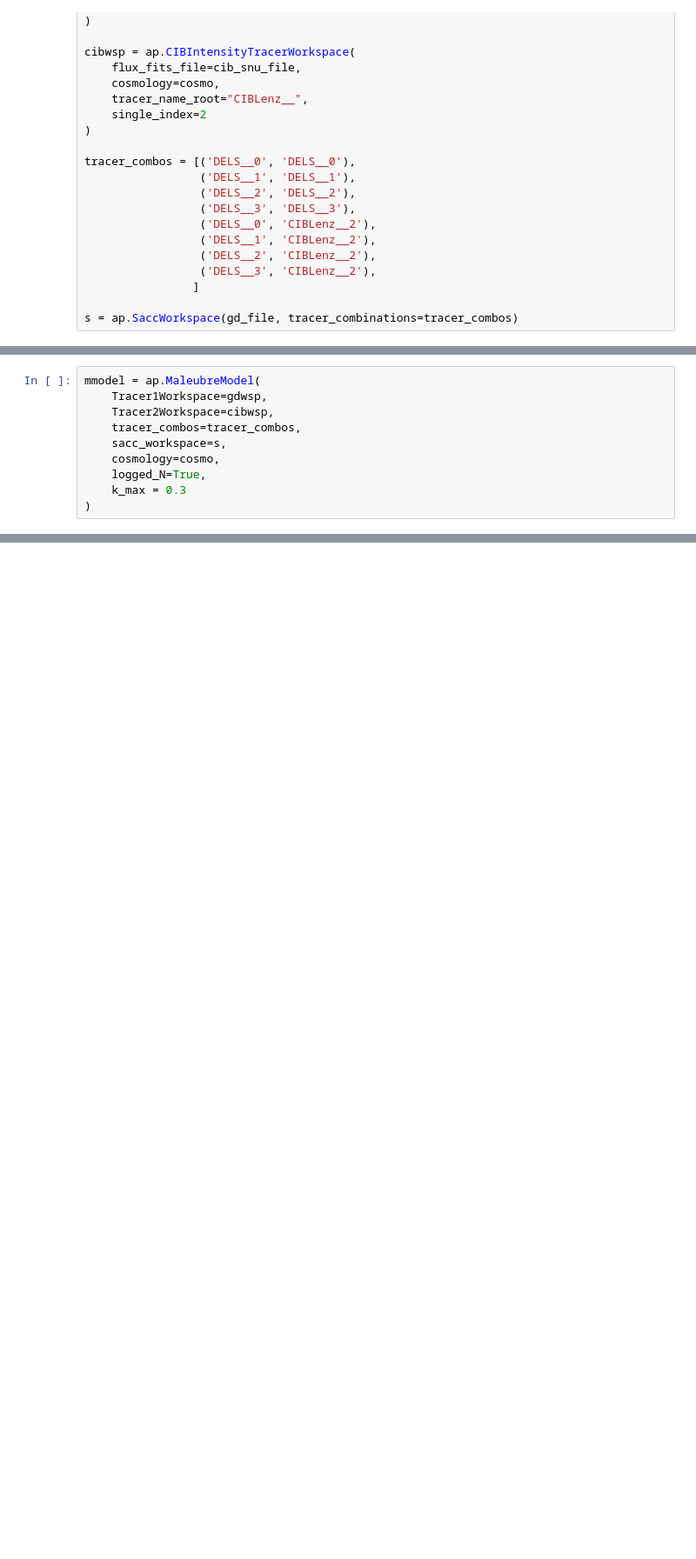
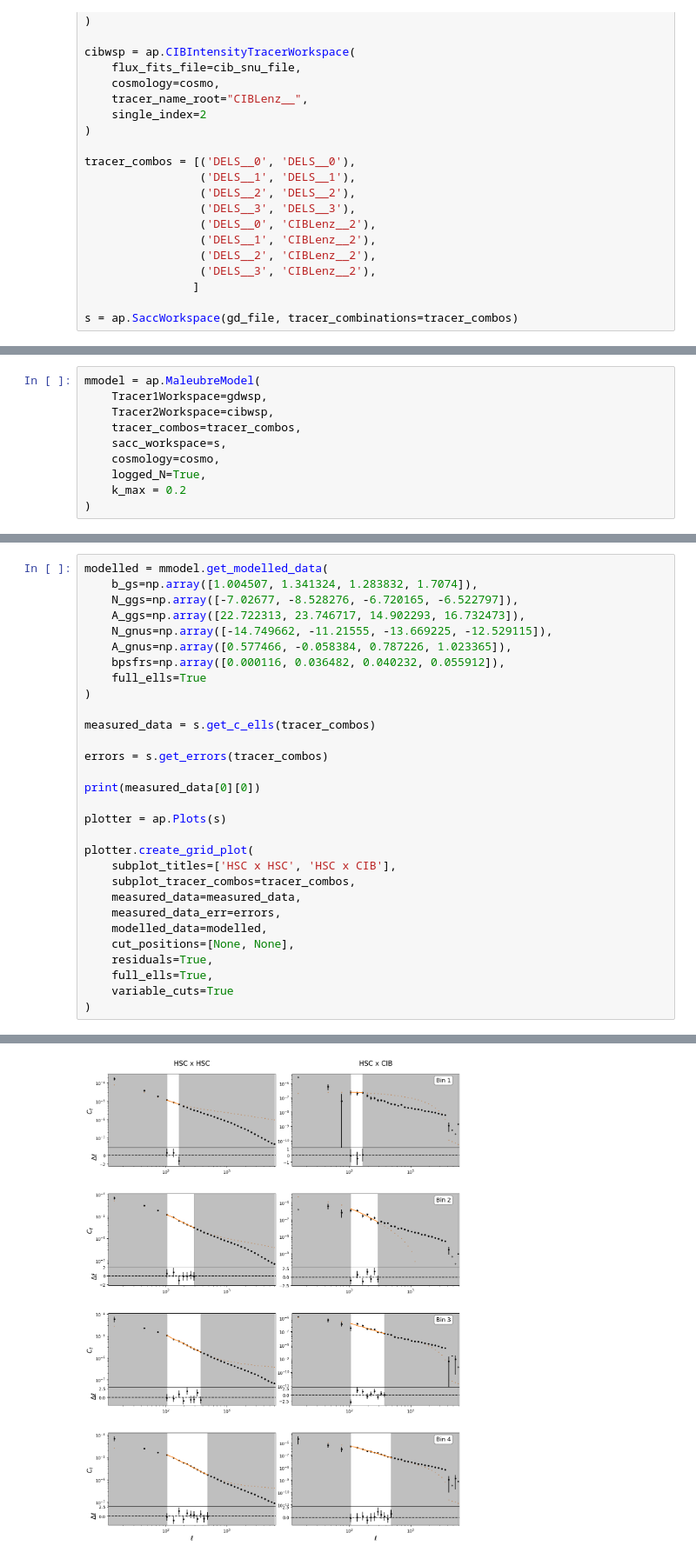
Before and after one commit to NattyDuzza/APEX, a Jupyter notebook: Examples/Example-Model-Fitting.ipynb, the cells around one changed output, grey strips where cells are left out. Shown at 87% size. Saved outputs shown, nothing was run; the diff lists cells and outputs as text; blank space fills up the shorter version.

```diff
--- a/Examples/Example-Model-Fitting.ipynb
+++ b/Examples/Example-Model-Fitting.ipynb
@@ -72,5 +79,5 @@ mmodel = ap.MaleubreModel(
     sacc_workspace=s,
     cosmology=cosmo,
     logged_N=True,
-    k_max = 0.3
+    k_max = 0.2
 )
@@ -157,0 +185,31 @@ sampler = mcmc.minimize_run()
+# %%
+modelled = mmodel.get_modelled_data(
+    b_gs=np.array([1.004507, 1.341324, 1.283832, 1.7074]),
+    N_ggs=np.array([-7.02677, -8.528276, -6.720165, -6.522797]),
+    A_ggs=np.array([22.722313, 23.746717, 14.902293, 16.732473]),
+    N_gnus=np.array([-14.749662, -11.21555, -13.669225, -12.529115]),
+    A_gnus=np.array([0.577466, -0.058384, 0.787226, 1.023365]),
+    bpsfrs=np.array([0.000116, 0.036482, 0.040232, 0.055912]),
+    full_ells=True
+)
+
+measured_data = s.get_c_ells(tracer_combos)
+
+errors = s.get_errors(tracer_combos)
+
+print(measured_data[0][0])
+
+plotter = ap.Plots(s)
+
+plotter.create_grid_plot(
+    subplot_titles=['HSC x HSC', 'HSC x CIB'],
+    subplot_tracer_combos=tracer_combos,
+    measured_data=measured_data,
+    measured_data_err=errors,
+    modelled_data=modelled,
+    cut_positions=[None, None],
+    residuals=True,
+    full_ells=True,
+    variable_cuts=True
+)
+# %% [output]
@@ -157,0 +234 @@ sampler = mcmc.minimize_run()
+[figure, added]
```
Also changed, not shown: parts of 6 cells of this notebook, 1 other file.
